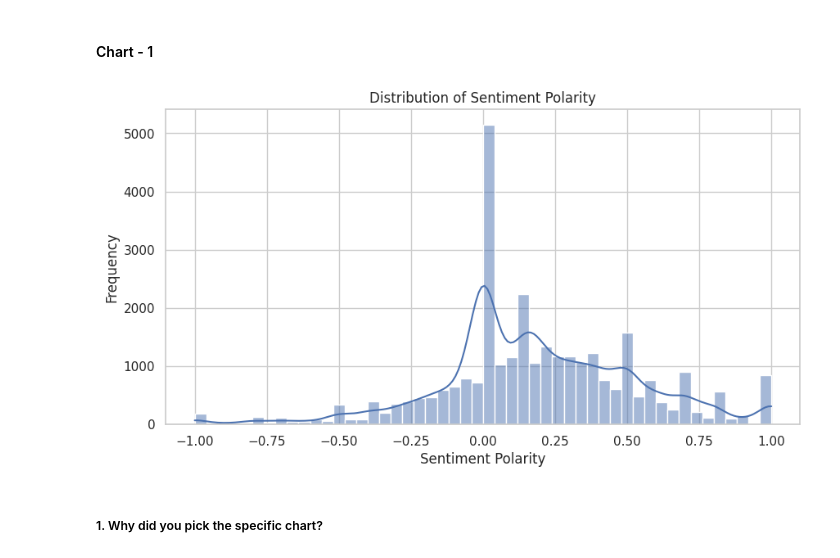
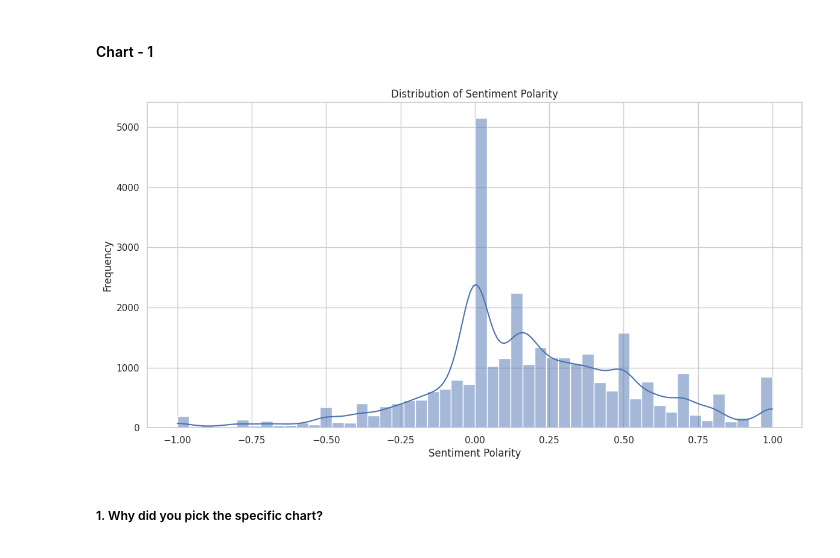
Before and after one commit to rohitpaul09/Play-Store-App-Review-Analysis, a Jupyter notebook: Play_Store_App_Review_Analysis.ipynb, the cells around one changed output. Cells and saved outputs as stored; diff of their text form; code cells hidden in the pictures.

```diff
--- a/Play_Store_App_Review_Analysis.ipynb
+++ b/Play_Store_App_Review_Analysis.ipynb
@@ -532,18 +532,18 @@ The following actions were taken to make the datasets analysis-ready:
 # %%
 # Chart - 1 visualization code
 # Univariate Analysis: Distribution of Sentiment Polarity in User Reviews Data
 # Set up the visualisation settings
 sns.set(style='whitegrid')
 
 # Plot distribution of Sentiment Polarity
-plt.figure(figsize=(10, 5))
+plt.figure(figsize=(14, 7))
 plt.title('Distribution of Sentiment Polarity')
 sns.histplot(df_review['Sentiment_Polarity'], bins=50, kde=True)
 plt.xlabel('Sentiment Polarity')
 plt.ylabel('Frequency')
 plt.show()
 # %% [output]
-[figure, old version]
+[figure, new version]
 # %% [markdown]
 ##### 1. Why did you pick the specific chart?
 # %% [markdown]
```
Also changed, not shown: parts of 16 cells of this notebook.
